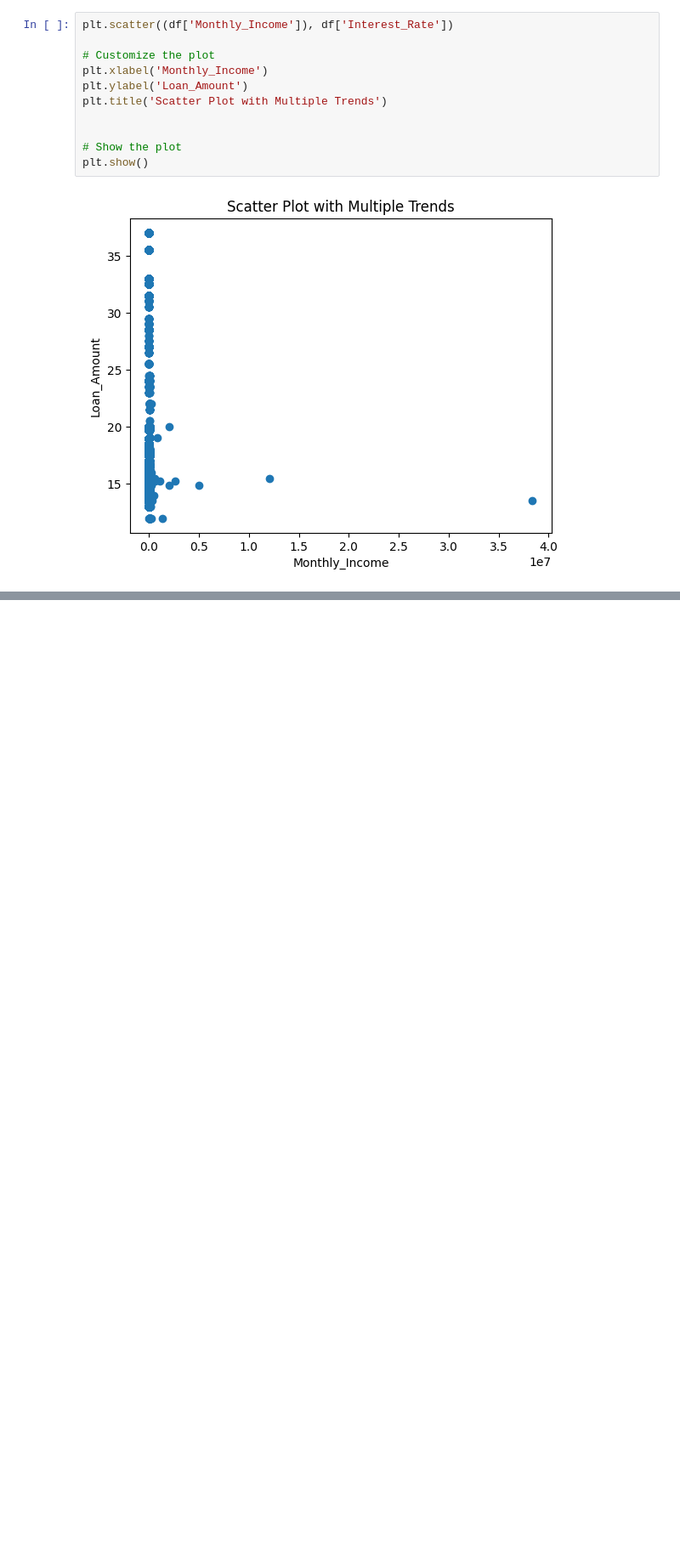
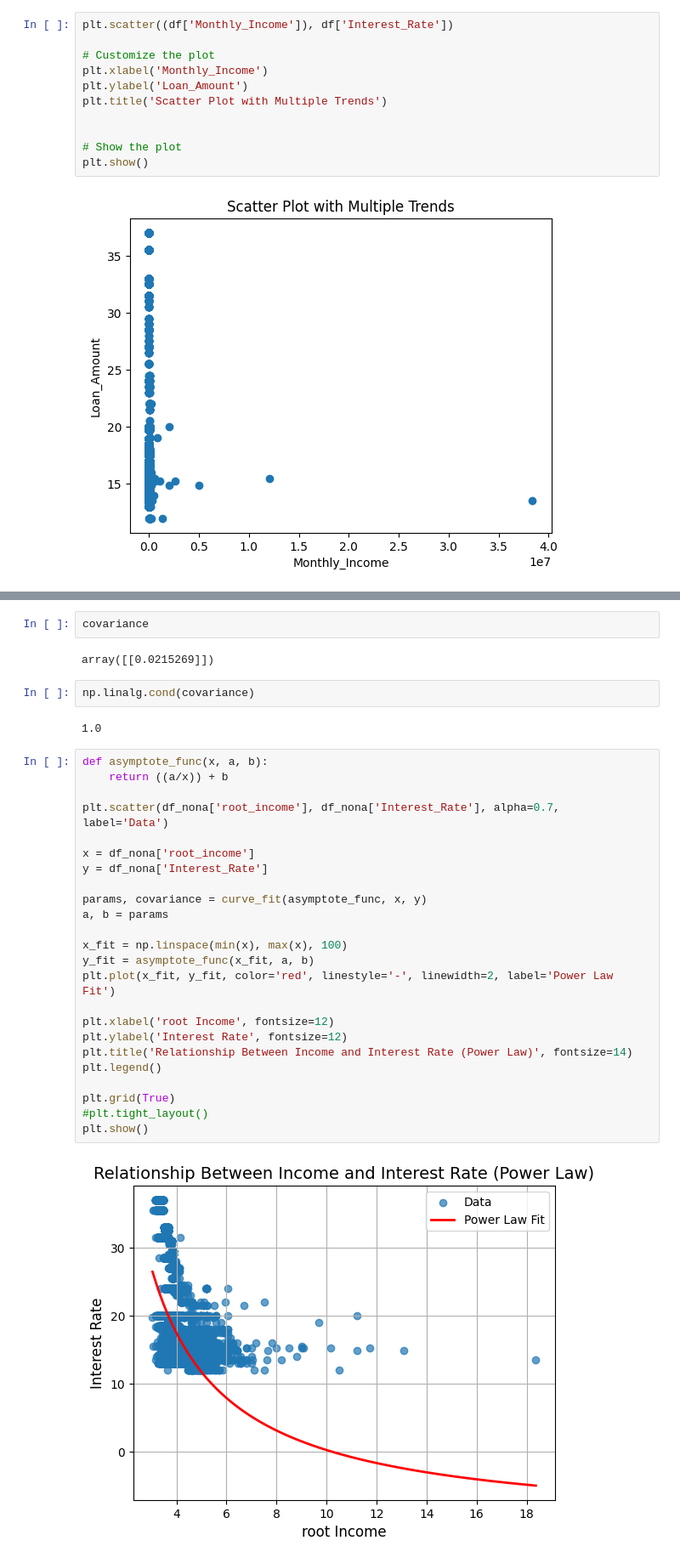
Before and after one commit to tomwillcode/9th_wave_cantek, a Jupyter notebook: Bank_Marketing_Analysis.ipynb, the cells around one changed output, grey strips where cells are left out. Shown: that part at 85% size. Cells and saved outputs as stored; diff of their text form; blank space fills up the shorter version.

```diff
--- a/Bank_Marketing_Analysis.ipynb
+++ b/Bank_Marketing_Analysis.ipynb
@@ -739,0 +812,34 @@ plt.show()
+# %%
+covariance
+# %% [output]
+array([[0.0215269]])
+# %%
+np.linalg.cond(covariance)
+# %% [output]
+1.0
+# %%
+def asymptote_func(x, a, b):
+    return ((a/x)) + b
+
+plt.scatter(df_nona['root_income'], df_nona['Interest_Rate'], alpha=0.7, label='Data')
+
+x = df_nona['root_income']
+y = df_nona['Interest_Rate']
+
+params, covariance = curve_fit(asymptote_func, x, y)
+a, b = params
+
+x_fit = np.linspace(min(x), max(x), 100)
+y_fit = asymptote_func(x_fit, a, b)
+plt.plot(x_fit, y_fit, color='red', linestyle='-', linewidth=2, label='Power Law Fit')
+
+plt.xlabel('root Income', fontsize=12)
+plt.ylabel('Interest Rate', fontsize=12)
+plt.title('Relationship Between Income and Interest Rate (Power Law)', fontsize=14)
+plt.legend()
+
+plt.grid(True)
+#plt.tight_layout()
+plt.show()
+# %% [output]
+[figure, added]
```
Also changed, not shown: parts of 38 cells of this notebook, 1 other file.
